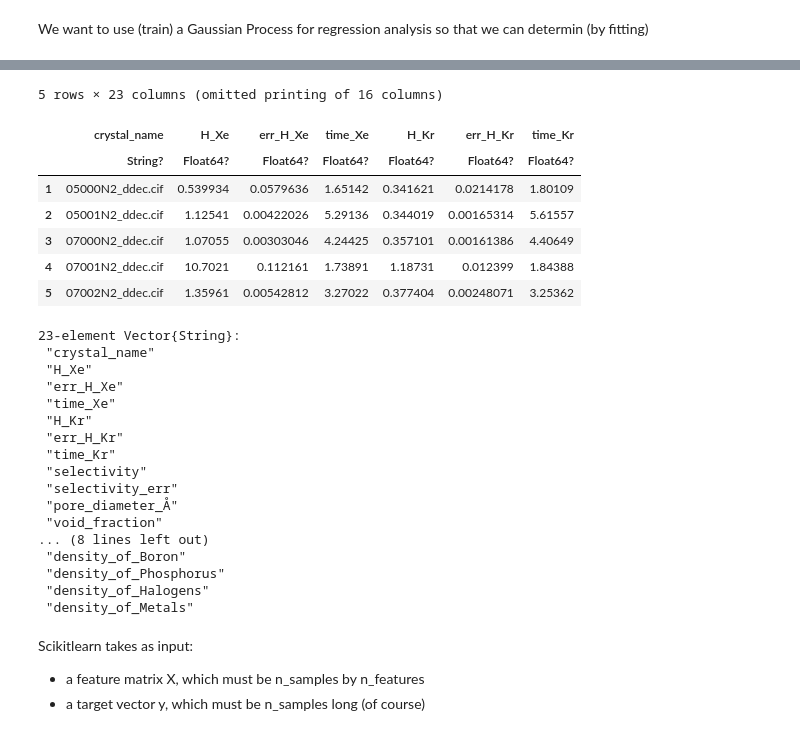
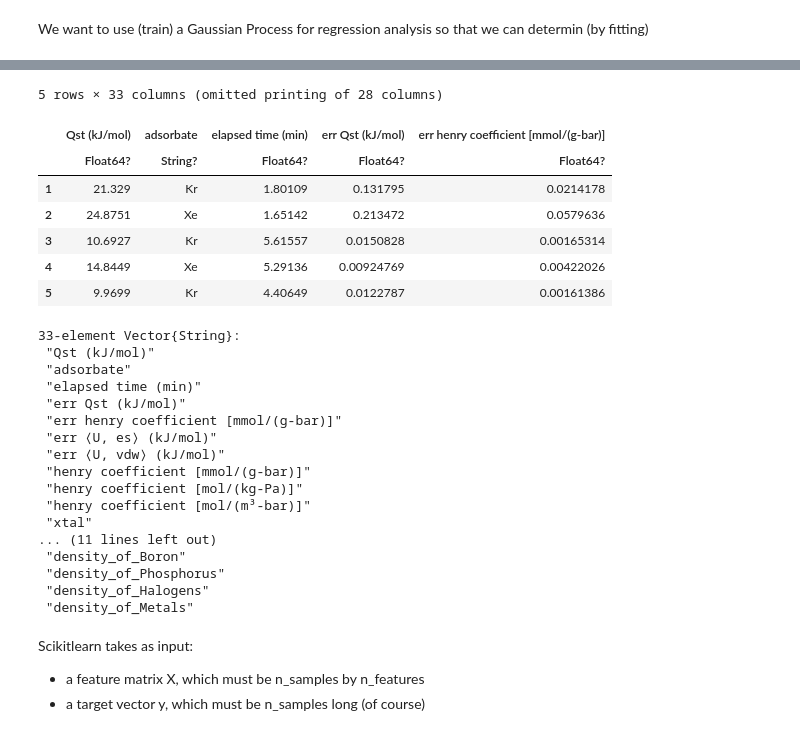
Before and after one commit to SimonEnsemble/multi-fidelity-BO-of-COFs-for-Xe-Kr-seps, a Jupyter notebook: Train_Gaussian_Process.ipynb, the cells around one changed output, grey strips where cells are left out. Cells and saved outputs as stored; diff of their text form; code cells hidden in the pictures.

```diff
--- a/Train_Gaussian_Process.ipynb
+++ b/Train_Gaussian_Process.ipynb
@@ -21,41 +22,47 @@ PyObject <function permutation_importance at 0x...>
 # %%
 filename = joinpath(pwd(), "descriptors/cof_descriptors.csv")
 descriptors = CSV.read(filename, DataFrame)
+rename!(descriptors, "crystal_name" => "xtal")
 
 filename = joinpath(pwd(), "henry_calculations.csv")
-henry_data = CSV.read(filename, DataFrame)
+henry_df = CSV.read(filename, DataFrame)
+
+filename = joinpath(pwd(), "gcmc_calculations.csv")
+gcmc_df = CSV.read(filename, DataFrame)
 
 # for some reason these ones aren't working... LOOk INTO IT
 skip_for_now = ["07012N3_ddec.cif", "16290N3_ddec.cif", "21111N3_ddec.cif"]
-delete!(descriptors, findfirst(descriptors[:, "crystal_name"] .== skip_for_now[1]))
+[delete!(descriptors, findfirst(descriptors[:, "xtal"] .== skip_for_now[i])) for i in 1:length(skip_for_now)]
 
-dataset = outerjoin(henry_data, descriptors, on=["crystal_name"])
-first(dataset, 5)
+henry_data = outerjoin(henry_df, descriptors, on=["xtal"])
+gcmc_data = outerjoin(gcmc_df, descriptors, on=["xtal"])
+
+first(henry_data, 5)
 # %% [output]
-5 rows × 23 columns (omitted printing of 16 columns)
+5 rows × 33 columns (omitted printing of 28 columns)
-|  | crystal_name | H_Xe | err_H_Xe | time_Xe | H_Kr | err_H_Kr | time_Kr |
-|  | String? | Float64? | Float64? | Float64? | Float64? | Float64? | Float64? |
-| 1 | 05000N2_ddec.cif | 0.539934 | 0.0579636 | 1.65142 | 0.341621 | 0.0214178 | 1.80109 |
-| 2 | 05001N2_ddec.cif | 1.12541 | 0.00422026 | 5.29136 | 0.344019 | 0.00165314 | 5.61557 |
-| 3 | 07000N2_ddec.cif | 1.07055 | 0.00303046 | 4.24425 | 0.357101 | 0.00161386 | 4.40649 |
-| 4 | 07001N2_ddec.cif | 10.7021 | 0.112161 | 1.73891 | 1.18731 | 0.012399 | 1.84388 |
-| 5 | 07002N2_ddec.cif | 1.35961 | 0.00542812 | 3.27022 | 0.377404 | 0.00248071 | 3.25362 |
+|  | Qst (kJ/mol) | adsorbate | elapsed time (min) | err Qst (kJ/mol) | err henry coefficient [mmol/(g-bar)] |
+|  | Float64? | String? | Float64? | Float64? | Float64? |
+| 1 | 21.329 | Kr | 1.80109 | 0.131795 | 0.0214178 |
+| 2 | 24.8751 | Xe | 1.65142 | 0.213472 | 0.0579636 |
+| 3 | 10.6927 | Kr | 5.61557 | 0.0150828 | 0.00165314 |
+| 4 | 14.8449 | Xe | 5.29136 | 0.00924769 | 0.00422026 |
+| 5 | 9.9699 | Kr | 4.40649 | 0.0122787 | 0.00161386 |
 # %%
-names(dataset)
+names(henry_data)
 # %% [output]
-23-element Vector{String}:
- "crystal_name"
- "H_Xe"
- "err_H_Xe"
- "time_Xe"
- "H_Kr"
- "err_H_Kr"
- "time_Kr"
- "selectivity"
- "selectivity_err"
- "pore_diameter_Å"
- "void_fraction"
-... (8 lines left out)
+33-element Vector{String}:
+ "Qst (kJ/mol)"
+ "adsorbate"
+ "elapsed time (min)"
+ "err Qst (kJ/mol)"
+ "err henry coefficient [mmol/(g-bar)]"
+ "err ⟨U, es⟩ (kJ/mol)"
+ "err ⟨U, vdw⟩ (kJ/mol)"
+ "henry coefficient [mmol/(g-bar)]"
+ "henry coefficient [mol/(kg-Pa)]"
+ "henry coefficient [mol/(m³-bar)]"
+ "xtal"
+... (11 lines left out)
  "density_of_Boron"
  "density_of_Phosphorus"
  "density_of_Halogens"
```
Also changed, not shown: parts of 8 cells of this notebook, 3 other files.
